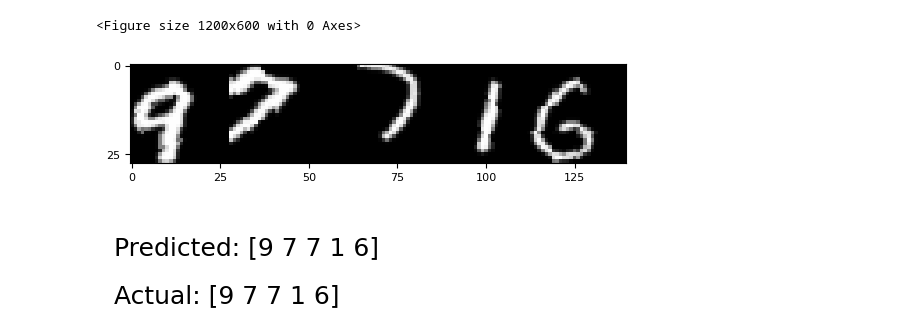
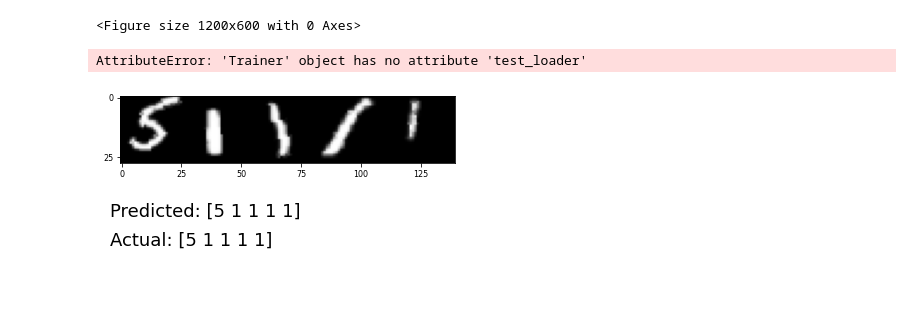
Before and after one commit to Simon-0711/neural_networks_seminar, a Jupyter notebook: benchmarking_emnist/lstm_own_data.ipynb, the cells around one changed output. Drawn from its saved outputs; the diff is of its cells as text; code cells hidden in the pictures; blank space fills up the shorter version.

Commit message:
add test validation and test data loader

```diff
--- a/benchmarking_emnist/lstm_own_data.ipynb
+++ b/benchmarking_emnist/lstm_own_data.ipynb
@@ -4,6 +7,6 @@
 # %%
 from emnist import get_emnist_data_loaders
-train_loader, val_loader = get_emnist_data_loaders()
+train_loader, val_loader, test_loader = get_emnist_data_loaders()
 # %%
 from models.crnn.crnn import CRNN
 from models.lstm_cnn.lstm_cnn import CNN_LSTM
@@ -38,11 +41,11 @@ optimizers = {
     "lstm_cnn": lstm_optimizer
 }
 
-crnn_trainer = Trainer(models["crnn"], criterions["crnn"], optimizers["crnn"], train_loader, val_loader, hp.EPOCHS, {
+crnn_trainer = Trainer(models["crnn"], criterions["crnn"], optimizers["crnn"], train_loader, val_loader,test_loader, epochs=hp.EPOCHS, args={
         "blank_label": hp.BLANK_LABEL,
         "cnn_output_width": hp.CNN_OUTPUT_WIDTH,
     })
-lstm_trainer =  Trainer(models["lstm_cnn"], criterions["lstm_cnn"], optimizers["lstm_cnn"], train_loader, val_loader, hp.EPOCHS, {
+lstm_trainer =  Trainer(models["lstm_cnn"], criterions["lstm_cnn"], optimizers["lstm_cnn"], train_loader, val_loader, test_loader, epochs=hp.EPOCHS, args={
         "blank_label": hp.BLANK_LABEL,
         "cnn_output_width": hp.CNN_OUTPUT_WIDTH,
     })
@@ -50,14 +53,4 @@ trainers = {
     "crnn": crnn_trainer,
     "lstm_cnn": lstm_trainer
 }
-
-metrics_global = {}
-for model_name, trainer in trainers.items():
-    print(f"Training {model_name}")
-    metrics = trainer.train_validate_test()
-    metrics_global[model_name] = metrics
-    print(f"Finished training {model_name}")
-
-    # Save the trained model
-    torch.save(trainer.model.state_dict(), 'models/' + model_name + '/model.pth')
 # %% [output]
@@ -94,29 +99,13 @@ models/crnn/crnn_loss.png
 models/lstm_cnn/lstm_cnn_loss.png
 <Figure size 1200x600 with 0 Axes>
 <Figure size 1200x600 with 0 Axes>
-# %%
-
-# ============================================ TESTING =================================================================
-number_of_test_imgs = 1
-test_preds = []
-(x_test, y_test) = next(iter(train_loader))
-y_pred = trainer.model(x_test.view(x_test.shape[0], 1, x_test.shape[1], x_test.shape[2]))
-y_pred = y_pred.permute(1, 0, 2)
-_, max_index = torch.max(y_pred, dim=2)
-for i in range(x_test.shape[0]):
-    raw_prediction = list(max_index[:, i].detach().cpu().numpy())
-    prediction = torch.IntTensor([c for c, _ in groupby(raw_prediction) if c != hp.BLANK_LABEL])
-    test_preds.append(prediction)
-
-for j in range(len(x_test)):
-    if j == number_of_test_imgs:
-        break
-
-    mpl.rcParams["font.size"] = 8
-    plt.imshow(x_test[j], cmap='gray')
-    mpl.rcParams["font.size"] = 18
-    plt.gcf().text(x=0.1, y=0.1, s="Actual: " + str(y_test[j].numpy()))
-    plt.gcf().text(x=0.1, y=0.2, s="Predicted: " + str(test_preds[j].numpy()))
-    plt.show()
-# %% [output]
-[figure, removed]
+# %%
+lstm_trainer.load_model('models/lstm_cnn/model.pth')
+lstm_trainer.test(plot_n=1)
+# %% [output]
+AttributeError: 'Trainer' object has no attribute 'test_loader'
+# %%
+crnn_trainer.load_model('models/crnn/model.pth')
+crnn_trainer.test(plot_n=1)
+# %% [output]
+[figure, added]
```
Also changed, not shown: parts of 3 cells of this notebook, 2 other files.
